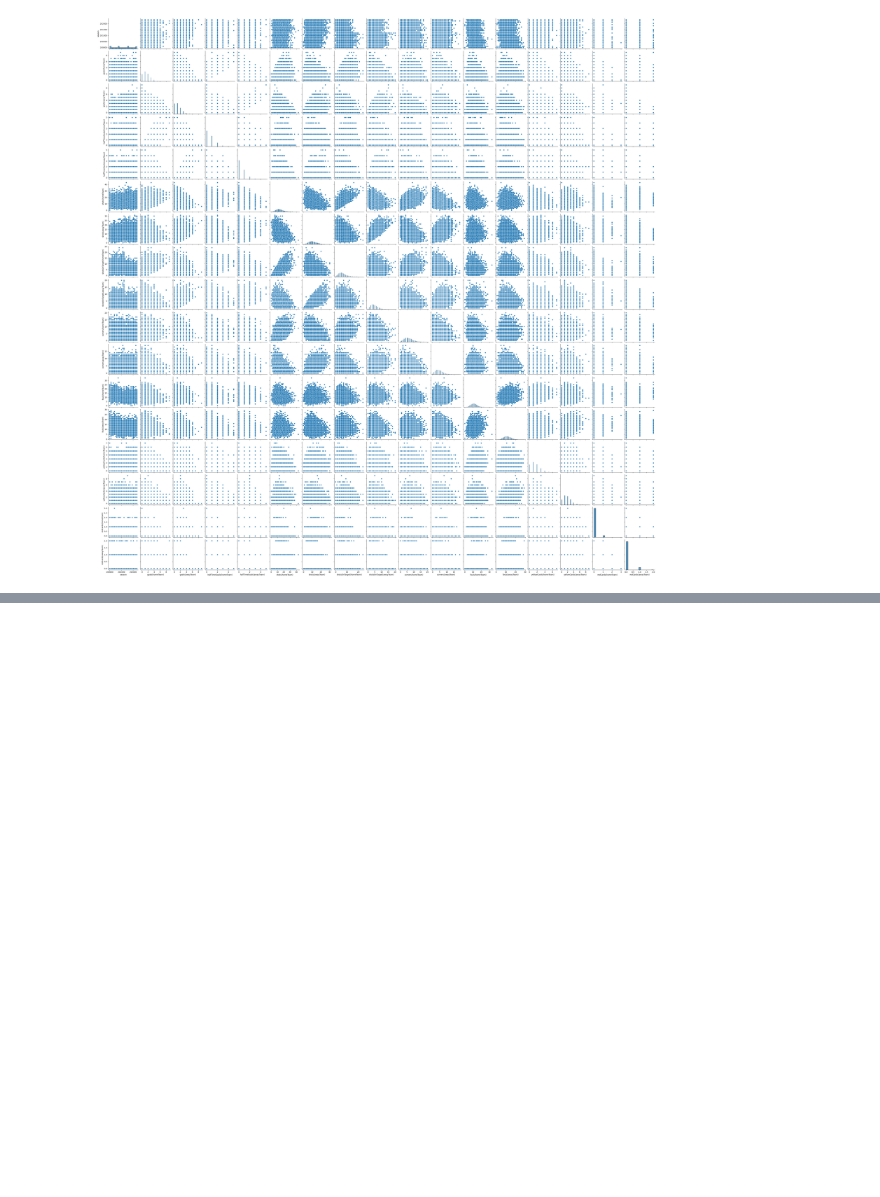
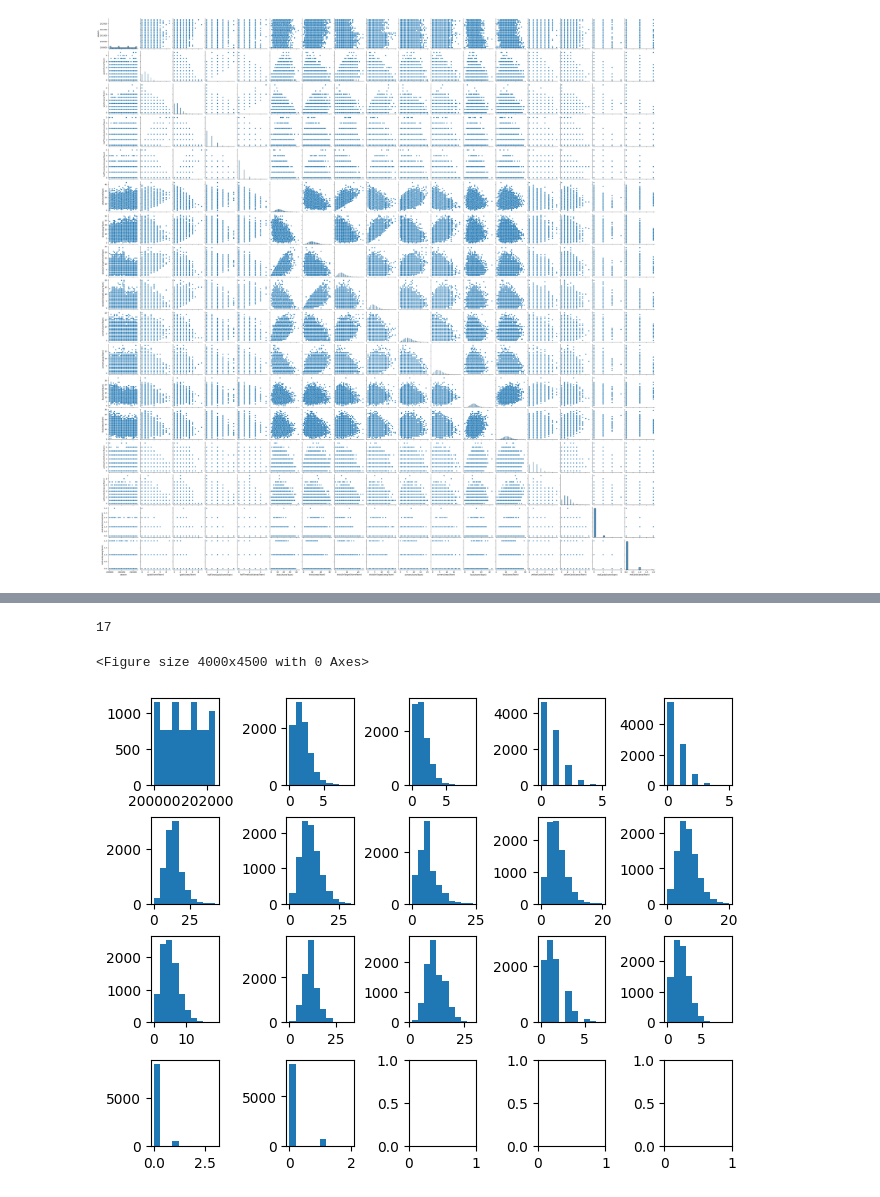
Before and after one commit to Hyeon-kki/DACON, a Jupyter notebook: soccer/EDA/EDA.ipynb, the cells around one changed output, grey strips where cells are left out. Cells and saved outputs as stored; diff of their text form; code cells hidden in the pictures; blank space fills up the shorter version.

```diff
--- a/soccer/EDA/EDA.ipynb
+++ b/soccer/EDA/EDA.ipynb
@@ -126,0 +169,16 @@ sns.pairplot(train_df)
+# %%
+numeric_list = train_df.select_dtypes('int').columns
+len(numeric_list)
+# %% [output]
+17
+# %%
+import matplotlib.pyplot as plt
+
+fig = plt.figure(figsize=(40,45))
+fig, axes = plt.subplots(4,5, constrained_layout=True)
+for idx, col in enumerate(numeric_list):
+
+    axes[idx//5,idx%5].hist(train_df[col])
+# %% [output]
+<Figure size 4000x4500 with 0 Axes>
+[figure, added]
```
Also changed, not shown: parts of 8 cells of this notebook, 11 other files.
